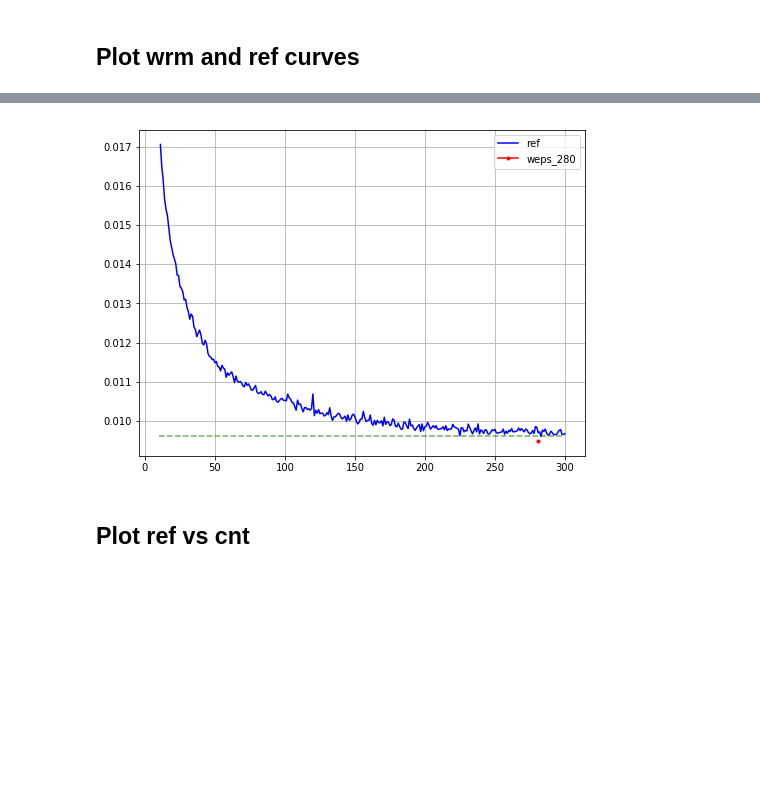
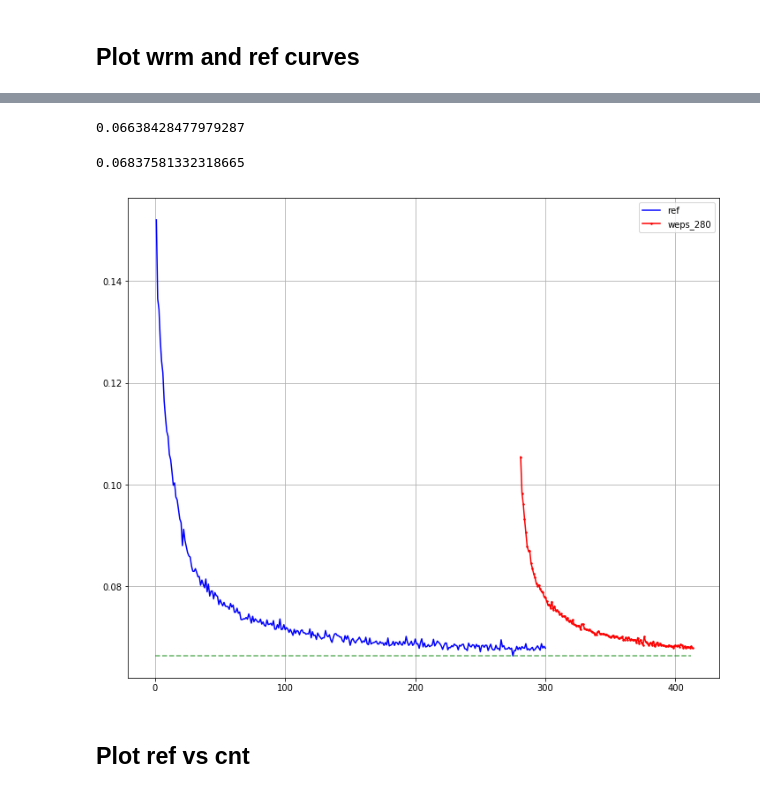
Before and after one commit to adpartin/pilot1, a Jupyter notebook: notebooks/top6_accl_trn.ipynb, the cells around one changed output, grey strips where cells are left out. Cells and saved outputs as stored; diff of their text form; code cells hidden in the pictures; blank space fills up the shorter version.

```diff
--- a/notebooks/top6_accl_trn.ipynb
+++ b/notebooks/top6_accl_trn.ipynb
@@ -193,32 +163,48 @@ h_ref['val_loss'].values[-1]
+# %%
+ref_metric = 'val_mean_absolute_error'
+# %%
+# h_ref[ref_metric].values[-1]
+h_ref[ref_metric].min()
+# %% [output]
+0.06638428477979287
+# %%
+x = h_ref[ref_metric].min()
+pct_diff = 3
+x + x*pct_diff/100
+# %% [output]
+0.06837581332318665
 # %%
 ref_ep = 300
 # weps = 40
 weps = 280
 # %%
-cdir = path / f'cnt_val_loss_at_{ref_ep}' / f'split_by_{split_by}' / f'weps_{weps}'
+cdir = path / f'cnt_{ref_metric}_at_{ref_ep}' / f'split_by_{split_by}' / f'weps_{weps}'
 kh = pd.read_csv(cdir/'model.cnt.log')
 kh['epoch'] += 1
 # %%
 skp_ep = 10
 # c = 'val_r2_krs'
-c = 'val_loss'
+c = ref_metric
 
-fig, ax = plt.subplots(figsize=(8, 6))
+fig, ax = plt.subplots(figsize=(12, 10))
 
-x1 = list(h_ref['epoch'][skp_ep:])
+# x1 = list(h_ref['epoch'][skp_ep:])
+x1 = list(h_ref['epoch'])
 x2 = list(kh['epoch'] + weps)
 
-x = np.array(range(skp_ep, max(x1+x2)))
+# ax.plot(x1, h_ref[c][skp_ep:], 'b-', label='ref')
+ax.plot(x1, h_ref[c], 'b-', label='ref')
+ax.plot(x2, kh[c], 'ro-', markersize=1.5, label=f'weps_{weps}')
+
+# x = np.array(range(skp_ep, max(x1+x2)))
+x = range(0, max(x1+x2))
 y = np.ones(len(x)) * min(h_ref[c])
 ax.plot(x, y, 'g--', alpha=0.6)
 
-ax.plot(x1, h_ref[c][skp_ep:], 'b-', label='ref')
-ax.plot(x2, kh[c], 'ro-', markersize=3, label=f'weps_{weps}')
-
 plt.legend()
 plt.grid(True)
 # %% [output]
-[figure, old version]
+[figure, new version]
 # %% [markdown]
 ## Plot ref vs cnt
 # %%
```
Also changed, not shown: parts of 8 cells of this notebook, 4 other files.
